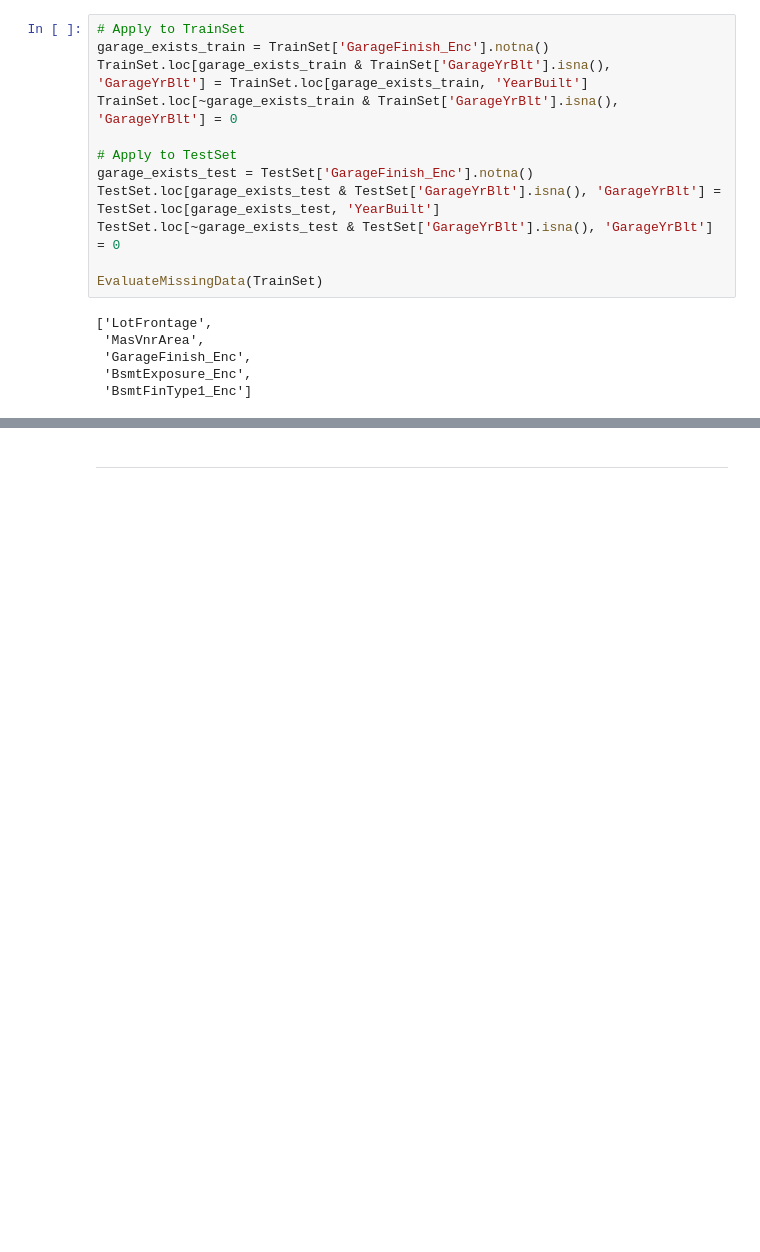
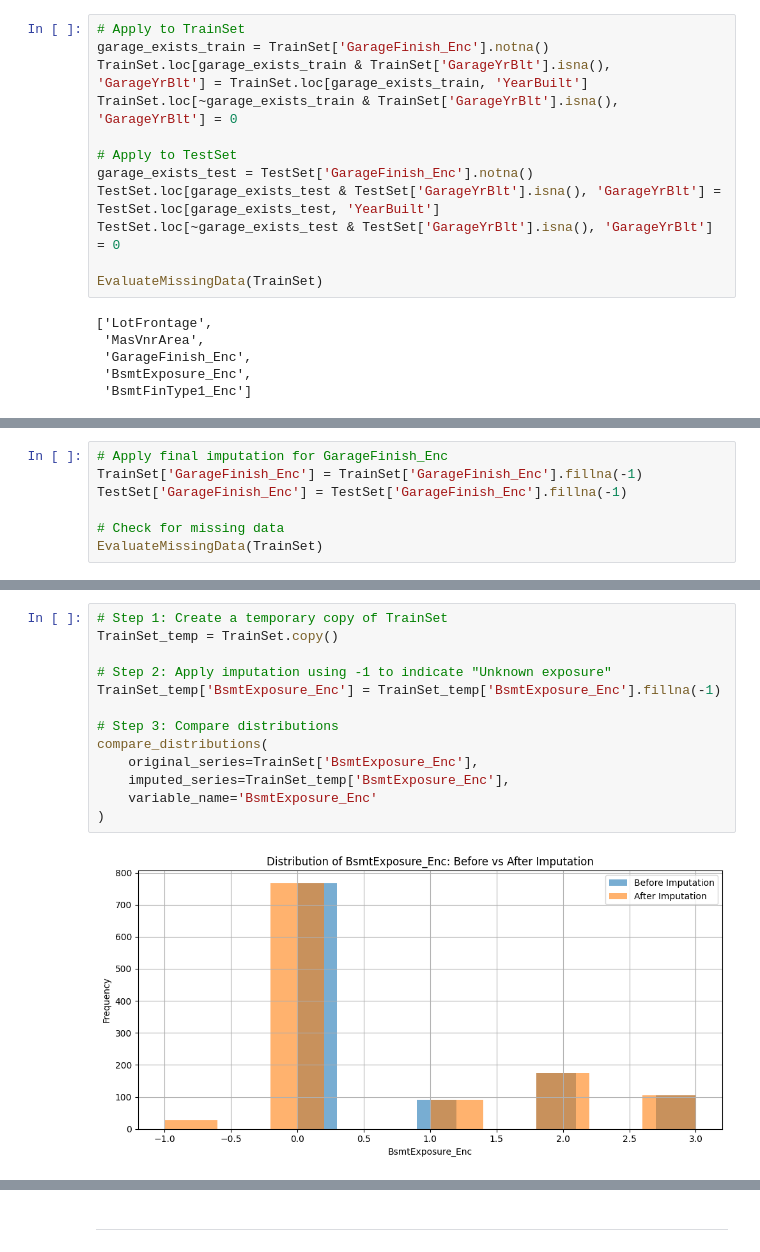
Before and after one commit to galindo89/heritage-housing-ml-pgz, a Jupyter notebook: jupyter_notebooks/03 - DataCleaning.ipynb, the cells around one changed output, grey strips where cells are left out. Drawn from its saved outputs; the diff is of its cells as text; blank space fills up the shorter version.

```diff
--- a/jupyter_notebooks/03 - DataCleaning.ipynb
+++ b/jupyter_notebooks/03 - DataCleaning.ipynb
@@ -457,0 +558,7 @@ EvaluateMissingData(TrainSet)
+# %%
+# Apply final imputation for GarageFinish_Enc
+TrainSet['GarageFinish_Enc'] = TrainSet['GarageFinish_Enc'].fillna(-1)
+TestSet['GarageFinish_Enc'] = TestSet['GarageFinish_Enc'].fillna(-1)
+
+# Check for missing data
+EvaluateMissingData(TrainSet)
@@ -457,0 +581,15 @@ EvaluateMissingData(TrainSet)
+# %%
+# Step 1: Create a temporary copy of TrainSet
+TrainSet_temp = TrainSet.copy()
+
+# Step 2: Apply imputation using -1 to indicate "Unknown exposure"
+TrainSet_temp['BsmtExposure_Enc'] = TrainSet_temp['BsmtExposure_Enc'].fillna(-1)
+
+# Step 3: Compare distributions
+compare_distributions(
+    original_series=TrainSet['BsmtExposure_Enc'],
+    imputed_series=TrainSet_temp['BsmtExposure_Enc'],
+    variable_name='BsmtExposure_Enc'
+)
+# %% [output]
+[figure, added]
```
Also changed, not shown: parts of 22 cells of this notebook, 1 other file.
